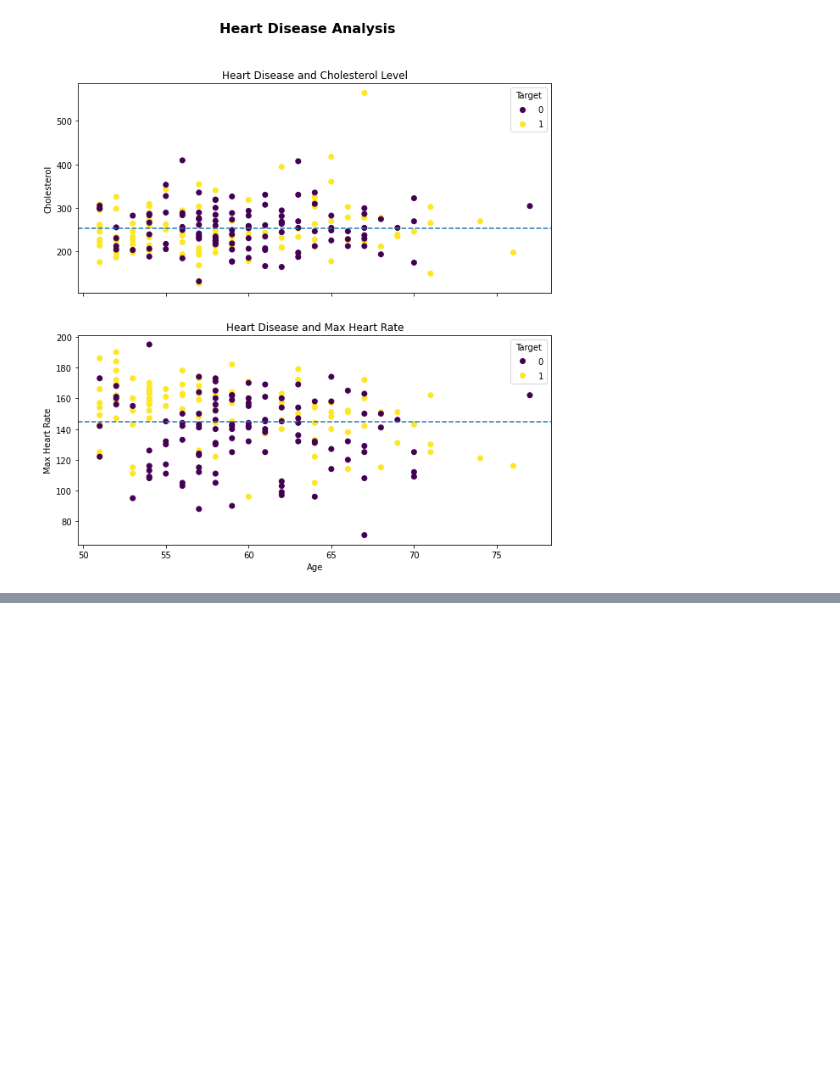
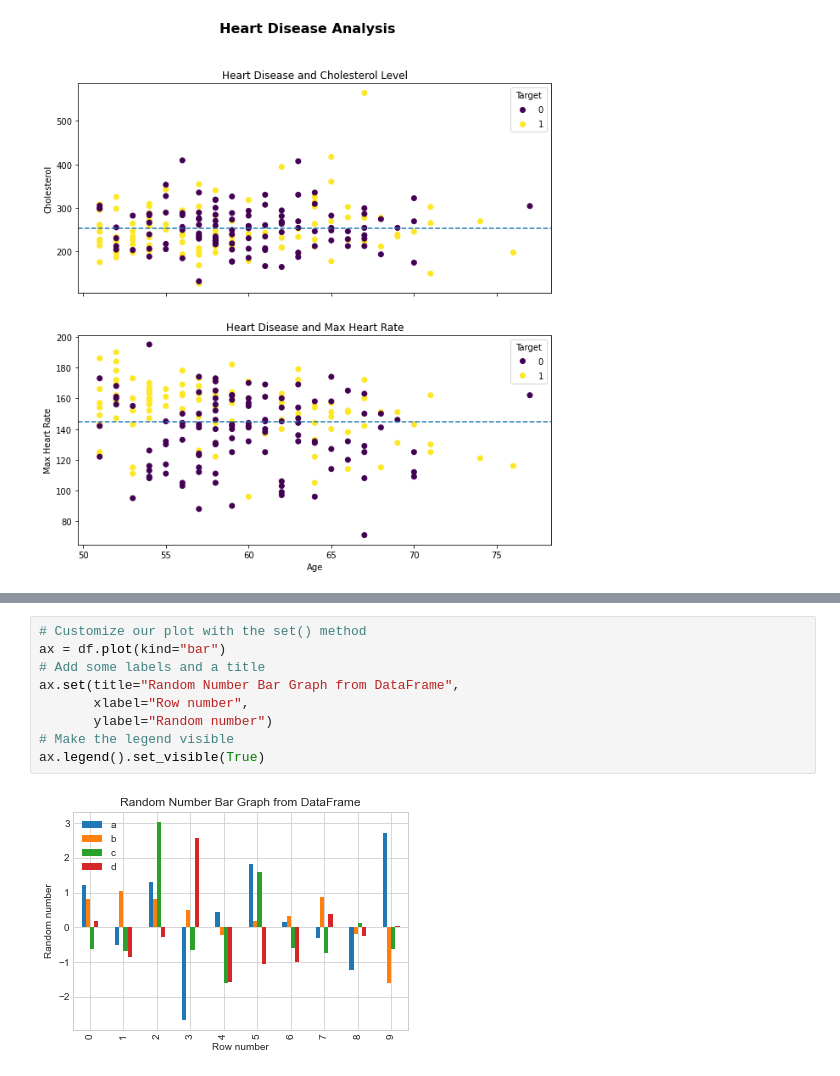
Before and after one commit to AndreyCesarVilacha/PandasNumPy, a Jupyter notebook: Introduction to Matplotlib.ipynb, the cells around one changed output, grey strips where cells are left out. Drawn from its saved outputs; the diff is of its cells as text; blank space fills up the shorter version.

```diff
--- a/Introduction to Matplotlib.ipynb
+++ b/Introduction to Matplotlib.ipynb
@@ -443,0 +527,11 @@ fig.suptitle("Heart Disease Analysis", fontsize=16, fontweight="bold");
+# %%
+# Customize our plot with the set() method
+ax = df.plot(kind="bar")
+# Add some labels and a title
+ax.set(title="Random Number Bar Graph from DataFrame",
+       xlabel="Row number",
+       ylabel="Random number")
+# Make the legend visible
+ax.legend().set_visible(True)
+# %% [output]
+[figure, added]
```
Also changed, not shown: parts of 12 cells of this notebook.
